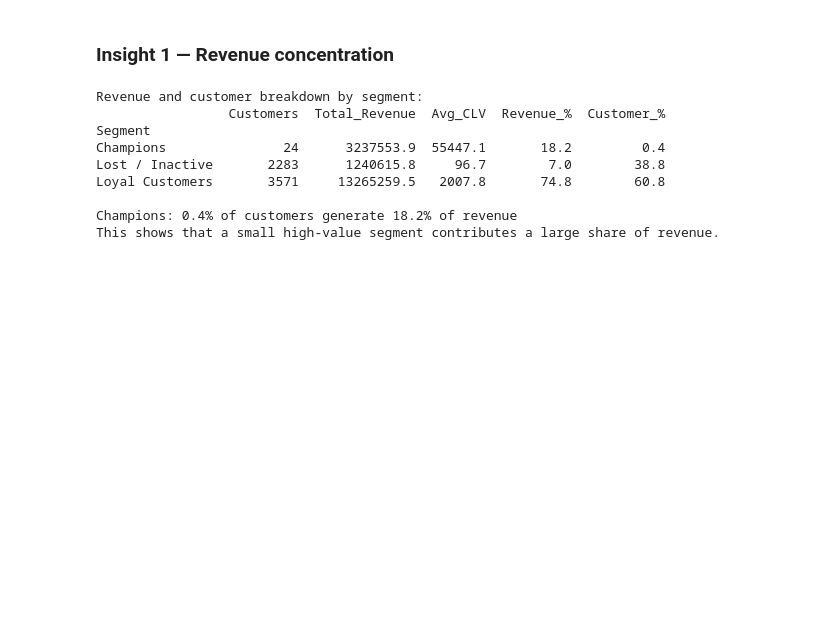
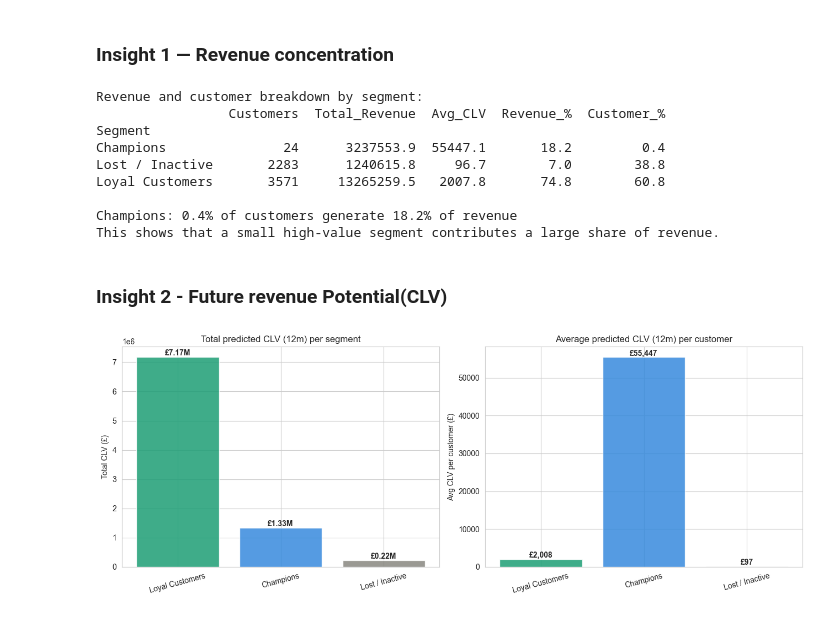
Before and after one commit to Ashik-Patel/retaillens, a Jupyter notebook: notebooks/4_business_insights.ipynb, the cells around one changed output. Drawn from its saved outputs; the diff is of its cells as text; code cells hidden in the pictures; blank space fills up the shorter version.

Commit message:
Add CLV-based marketing recommendations and insights

```diff
--- a/notebooks/4_business_insights.ipynb
+++ b/notebooks/4_business_insights.ipynb
@@ -103,3 +103,61 @@ Loyal Customers       3571     13265259.5   2007.8       74.8        60.8
 
 Champions: 0.4% of customers generate 18.2% of revenue
 This shows that a small high-value segment contributes a large share of revenue.
+# %% [markdown]
+### Insight 2 - Future revenue Potential(CLV)
+# %%
+# Create CLV summary by customer segment
+clv_summary = rfm.groupby('Segment').agg(
+    Total_CLV=('CLV_12m', 'sum'),
+    Avg_CLV=('CLV_12m', 'mean')
+)
+
+# Sort segments by total CLV from highest to lowest
+clv_summary = clv_summary.sort_values('Total_CLV', ascending=False)
+
+# Create colors automatically
+colors = ['#1D9E75', '#378ADD', '#888780']
+
+# Create two side-by-side charts
+fig, axes = plt.subplots(1, 2, figsize=(13, 5))
+
+# Plot total predicted CLV by segment
+axes[0].bar(clv_summary.index, clv_summary['Total_CLV'], color=colors, alpha=0.85)
+axes[0].set_title('Total predicted CLV (12m) per segment')
+axes[0].set_ylabel('Total CLV (£)')
+
+# Add labels above total CLV bars
+for i, value in enumerate(clv_summary['Total_CLV']):
+    axes[0].text(
+        i,
+        value,
+        f'£{value/1e6:.2f}M',
+        ha='center',
+        va='bottom',
+        fontweight='bold'
+    )
+
+# Plot average predicted CLV by segment
+axes[1].bar(clv_summary.index, clv_summary['Avg_CLV'], color=colors, alpha=0.85)
+axes[1].set_title('Average predicted CLV (12m) per customer')
+axes[1].set_ylabel('Avg CLV per customer (£)')
+
+# Add labels above average CLV bars
+for i, value in enumerate(clv_summary['Avg_CLV']):
+    axes[1].text(
+        i,
+        value,
+        f'£{value:,.0f}',
+        ha='center',
+        va='bottom',
+        fontweight='bold'
+    )
+
+# Rotate x-axis labels slightly for readability
+for ax in axes:
+    ax.tick_params(axis='x', rotation=15)
+
+plt.tight_layout()
+plt.show()
+# %% [output]
+[figure, added]
```
Also changed, not shown: parts of 11 cells of this notebook.
